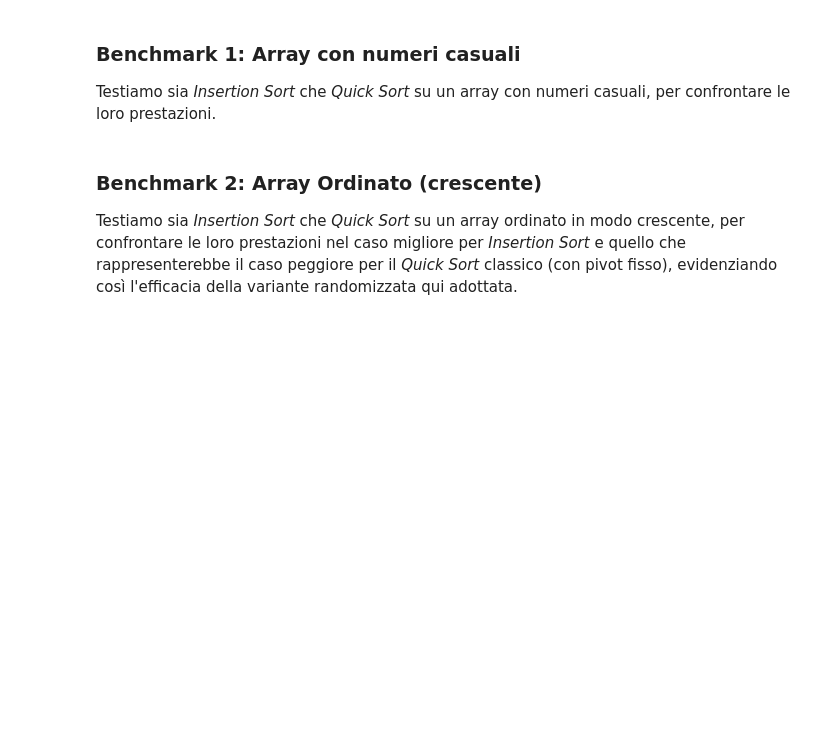
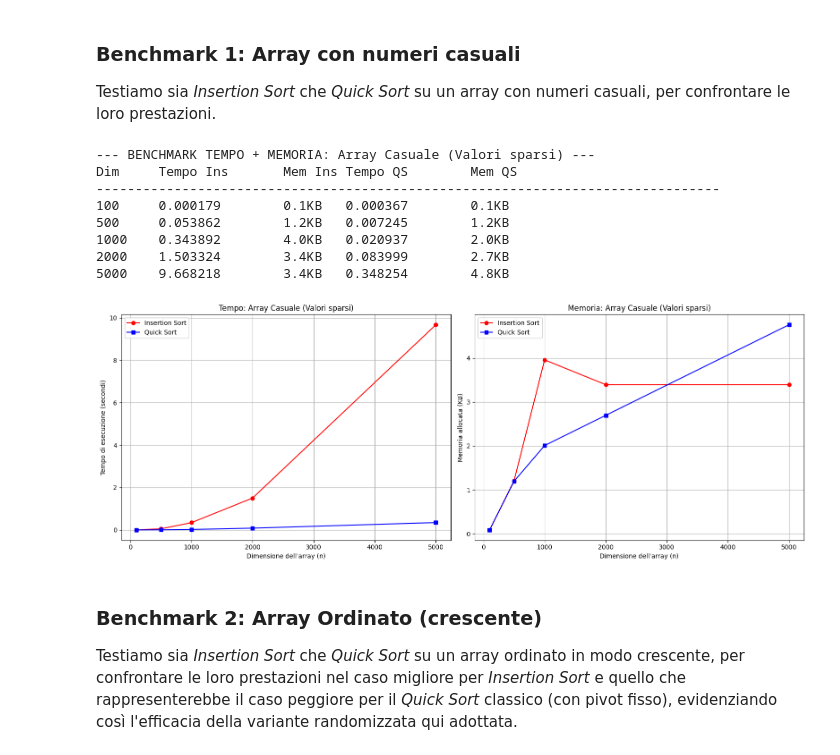
Before and after one commit to petrucciandrea/Laboratorio2_Algoritmi_2026, a Jupyter notebook: Esercizio2_Petrucci.ipynb, the cells around one changed output. Drawn from its saved outputs; the diff is of its cells as text; code cells hidden in the pictures; blank space fills up the shorter version.

Commit message:
added memory benchmark

```diff
--- a/Esercizio2_Petrucci.ipynb
+++ b/Esercizio2_Petrucci.ipynb
@@ -15,9 +19,15 @@ Qualora non fosse presente, è possibile installarla eseguendo il seguente coman
 import random
 import sys
 import time
+import tracemalloc
 import matplotlib.pyplot as plt
 from typing import Callable
+
+# Incremento del limite di ricorsione per evitare crash del kernel su input critici
 sys.setrecursionlimit(10000)
+
+# Flag globale per abilitare/disabilitare il benchmark sulla memoria RAM
+ENABLE_MEMORY_BENCHMARK = False
 # %% [markdown]
 ## Funzioni di generazione di array
 Di seguito vengono definite delle funzioni di per la generazione di array. Coprono i casi medi, migliori e peggiori, in modo tale da poter testare la robustezza e la velocità di _Insertion Sort_ e _Quick Sort_.
@@ -152,7 +214,17 @@ def run_benchmark(generatore_funzione: Callable[[int], list[int]], titolo_grafic
 
 Testiamo sia _Insertion Sort_ che _Quick Sort_ su un array con numeri casuali, per confrontare le loro prestazioni.
 # %%
-run_benchmark(generate_random_array, "Array Casuale (Valori sparsi)")
+run_benchmark(generate_random_array, "Array Casuale (Valori sparsi)", ENABLE_MEMORY_BENCHMARK)
+# %% [output]
+--- BENCHMARK TEMPO + MEMORIA: Array Casuale (Valori sparsi) ---
+Dim     Tempo Ins       Mem Ins Tempo QS        Mem QS
+--------------------------------------------------------------------------------
+100     0.000179        0.1KB   0.000367        0.1KB
+500     0.053862        1.2KB   0.007245        1.2KB
+1000    0.343892        4.0KB   0.020937        2.0KB
+2000    1.503324        3.4KB   0.083999        2.7KB
+5000    9.668218        3.4KB   0.348254        4.8KB
+[figure, added]
 # %% [markdown]
 ### Benchmark 2: Array Ordinato (crescente)
 Testiamo sia _Insertion Sort_ che _Quick Sort_ su un array ordinato in modo crescente, per confrontare le loro prestazioni nel caso migliore per _Insertion Sort_ e quello che rappresenterebbe il caso peggiore per il _Quick Sort_ classico (con pivot fisso), evidenziando così l'efficacia della variante randomizzata qui adottata.
```
Also changed, not shown: parts of 8 cells of this notebook.
